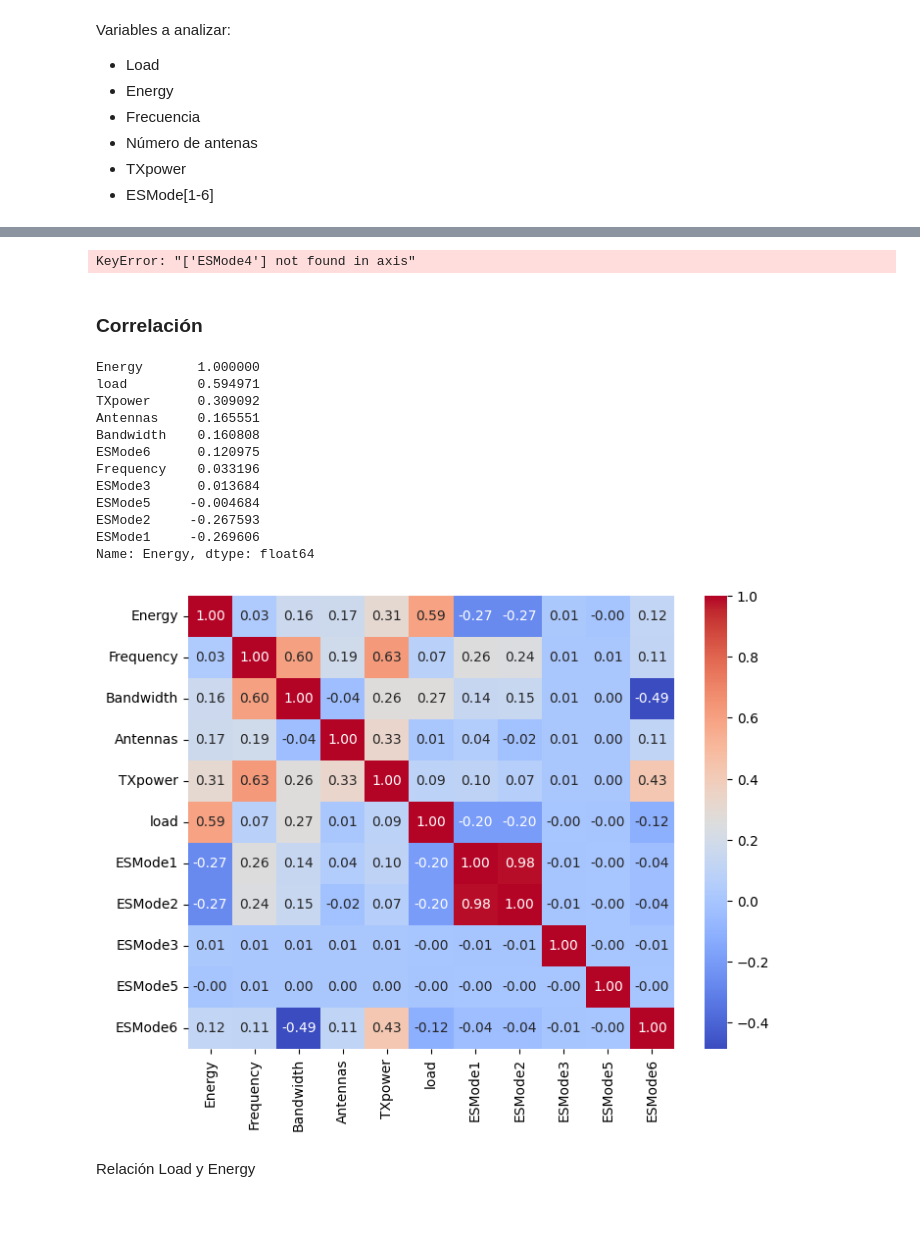
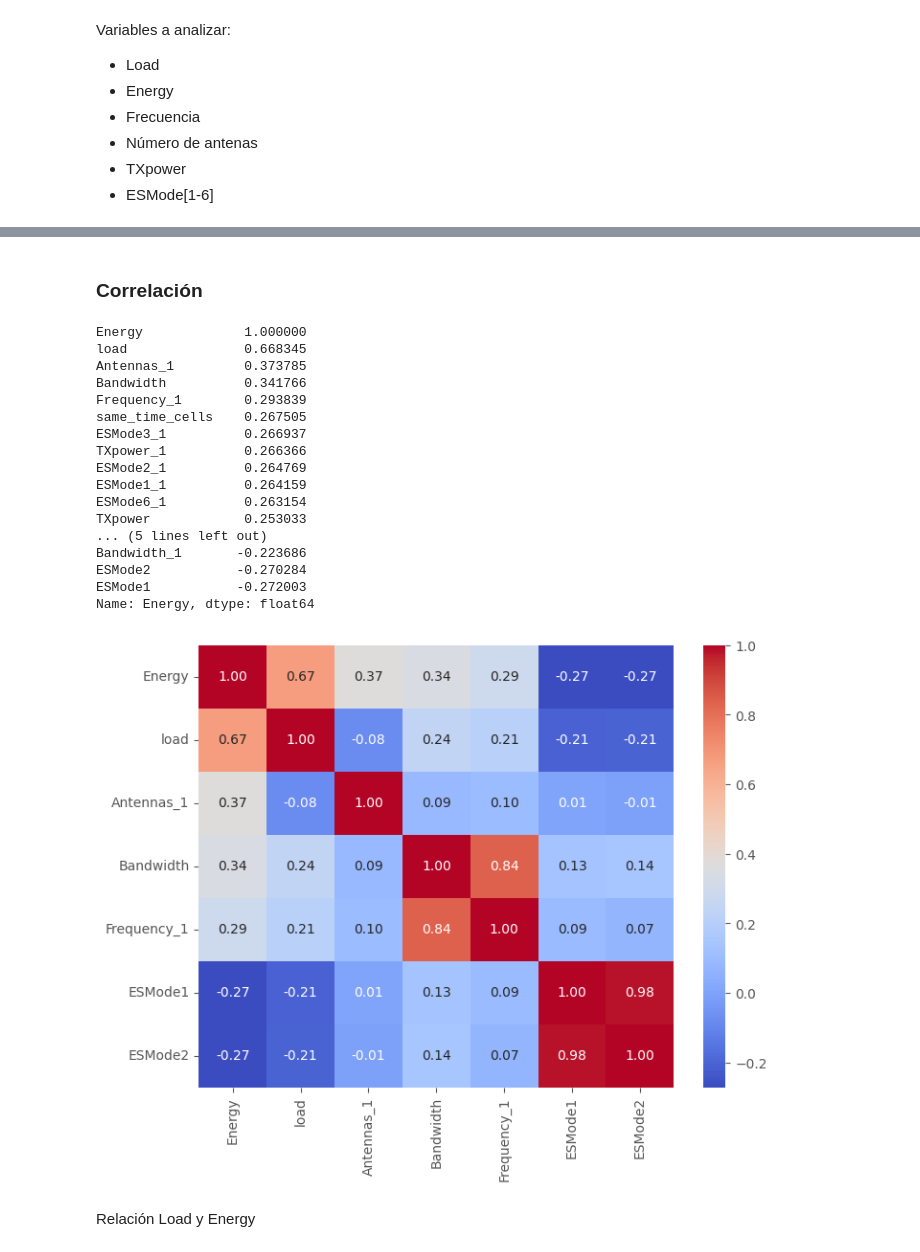
Before and after one commit to Jimateo/AI-ML-for-5G-Energy-Consumption-Modelling, a Jupyter notebook: Prueba_Tecnica_Laude.ipynb, the cells around one changed output, grey strips where cells are left out. Drawn from its saved outputs; the diff is of its cells as text; code cells hidden in the pictures; blank space fills up the shorter version.

```diff
--- a/Prueba_Tecnica_Laude.ipynb
+++ b/Prueba_Tecnica_Laude.ipynb
@@ -23,40 +155,21 @@ for df in [df_BS_info, df_CL_data, df_EC_data]:
 # %%
-from sklearn.preprocessing import LabelEncoder
-
 df_merge = (
-    pd.merge(df_CL_data, df_BS_info, on=['BS', 'CellName'], how='left')
+    pd.merge(df_CL_merge, base_station_info, on=['BS', 'CellName'], how='left')
 )
 
-numeric_columns = df_merge.select_dtypes(include=['float64', 'int64']).columns.tolist()
-categorical_columns = df_merge.select_dtypes(include=['object']).columns.tolist()[1:]
-
-print(f'numeric_columns {numeric_columns}')
-print(f'categorical_columns {categorical_columns}')
-
-df_merge_categorical = pd.get_dummies(df_merge[categorical_columns], prefix=categorical_columns, drop_first=False)
-
-df_merge_CL_BS= pd.concat([df_merge, df_merge_categorical], axis=1)
-
-df_merge_CL_BS = df_merge_CL_BS.drop(columns=categorical_columns)
-
-df_merge_CL_BS = df_merge_CL_BS.sort_values(by=["BS", "Time"])
-df_merge_CL_BS.reset_index(drop=True, inplace=True)
-
 df_merge_total = (
-    pd.merge(df_EC_data, df_merge_CL_BS, on=['BS', 'Time'], how='left')
+    pd.merge(df_EC_data, df_merge, on=['BS', 'Time'], how='left')
 )
 
 df_merge_total = df_merge_total.sort_values(by=["BS", "Time"])
 df_merge_total.reset_index(drop=True, inplace=True)
 
 df_prediction_total = (
-    pd.merge(df_prediction, df_merge_CL_BS, on=['BS', 'Time'], how='left')
+    pd.merge(df_prediction, df_merge, on=['BS', 'Time'], how='left')
 )
 
-le = LabelEncoder()
-df_prediction_total['BS'] = le.fit_transform(df_prediction_total['BS'])
-df_merge_total['BS'] = le.fit_transform(df_merge_total['BS'])
+df_merge_total.drop(columns=["CellName"],inplace=True)
+df_prediction_total.drop(columns=["CellName"],inplace=True)
 
-
-df_prediction_total.head()
+df_merge_total.head()
 # %% [output]
@@ -141,30 +256,34 @@ plt.show()
-# %%
-df_total.drop(columns=['ESMode4'],inplace=True)
-# %% [output]
-KeyError: "['ESMode4'] not found in axis"
 # %% [markdown]
 ### Correlación
 # %%
-corr = df_total.corr(numeric_only=True)
+corr = df_merge_total.corr(numeric_only= True)
 print(corr['Energy'].sort_values(ascending=False))  # ordenado por relación con Energy
 
 plt.figure(figsize=(8,6))
-sns.heatmap(corr, annot=True, fmt=".2f", cmap="coolwarm")
+sns.heatmap(corr.loc[
+      ['Energy'] + corr['Energy'].abs().drop('Energy').nlargest(6).index.tolist(),
+      ['Energy'] + corr['Energy'].abs().drop('Energy').nlargest(6).index.tolist()
+    ], annot=True, fmt=".2f", cmap="coolwarm")
 plt.show()
 # %% [output]
-Energy       1.000000
-load         0.594971
-TXpower      0.309092
-Antennas     0.165551
-Bandwidth    0.160808
-ESMode6      0.120975
-Frequency    0.033196
-ESMode3      0.013684
-ESMode5     -0.004684
-ESMode2     -0.267593
-ESMode1     -0.269606
+Energy             1.000000
+load               0.668345
+Antennas_1         0.373785
+Bandwidth          0.341766
+Frequency_1        0.293839
+same_time_cells    0.267505
+ESMode3_1          0.266937
+TXpower_1          0.266366
+ESMode2_1          0.264769
+ESMode1_1          0.264159
+ESMode6_1          0.263154
+TXpower            0.253033
+... (5 lines left out)
+Bandwidth_1       -0.223686
+ESMode2           -0.270284
+ESMode1           -0.272003
 Name: Energy, dtype: float64
-[figure, old version]
+[figure, new version]
 # %% [markdown]
 Relación Load y Energy
 # %%
```
Also changed, not shown: parts of 41 cells of this notebook.
